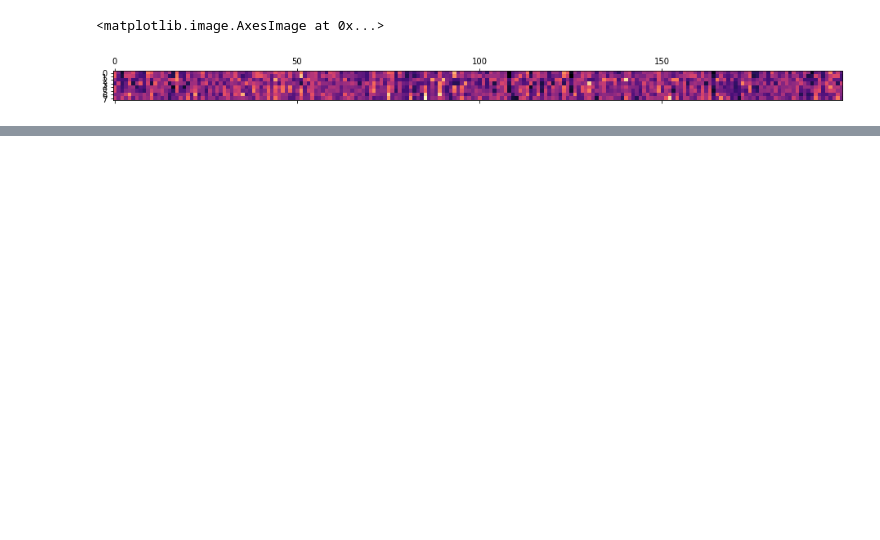
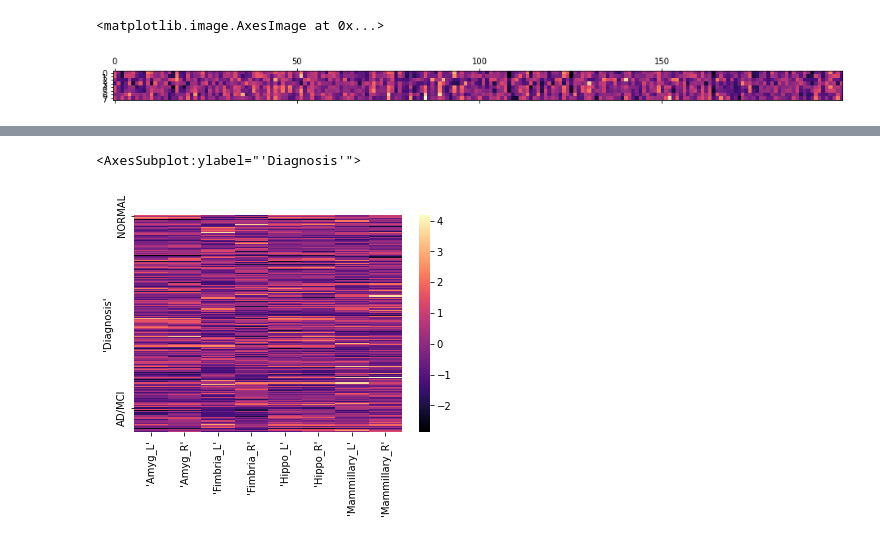
Before and after one commit to vivek-booshan/CompMed, a Jupyter notebook: analysis.ipynb, the cells around one changed output, grey strips where cells are left out. Drawn from its saved outputs; the diff is of its cells as text; code cells hidden in the pictures; blank space fills up the shorter version.

```diff
--- a/analysis.ipynb
+++ b/analysis.ipynb
@@ -71,0 +111,6 @@ plt.matshow(zscores.T, cmap='magma')
+# %%
+import seaborn as sns
+sns.heatmap(partitioned_zscores.set_index("\'Diagnosis\'"), cmap='magma', yticklabels=177)
+# %% [output]
+<AxesSubplot:ylabel="'Diagnosis'">
+[figure, added]
```
Also changed, not shown: parts of 4 cells of this notebook.
